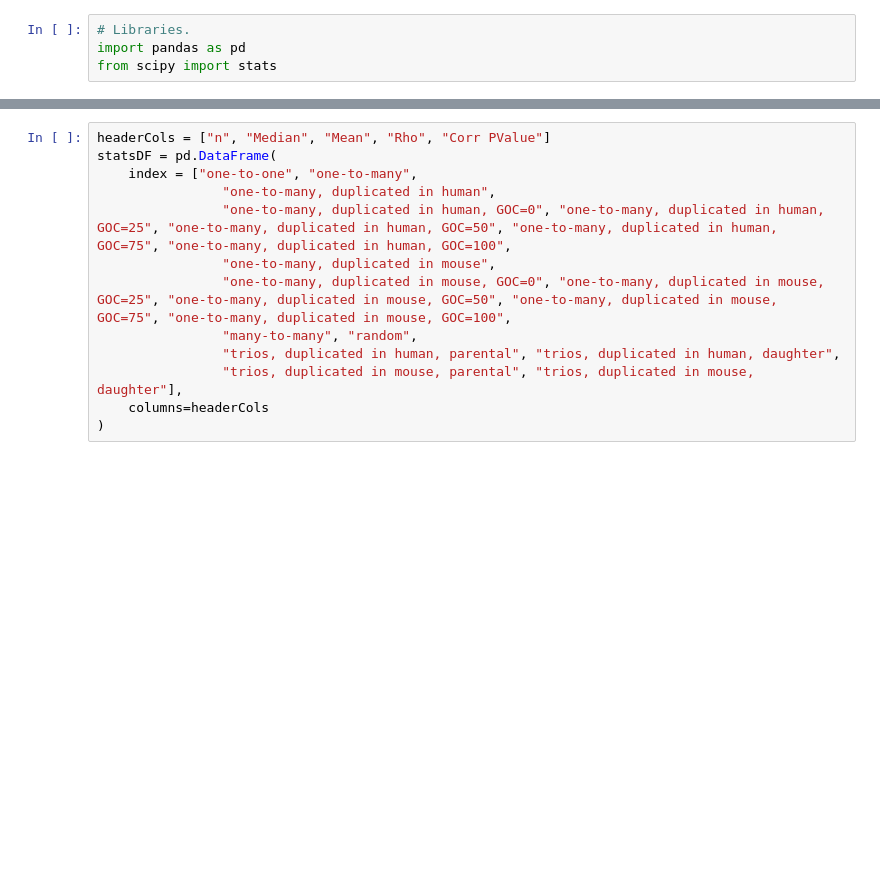
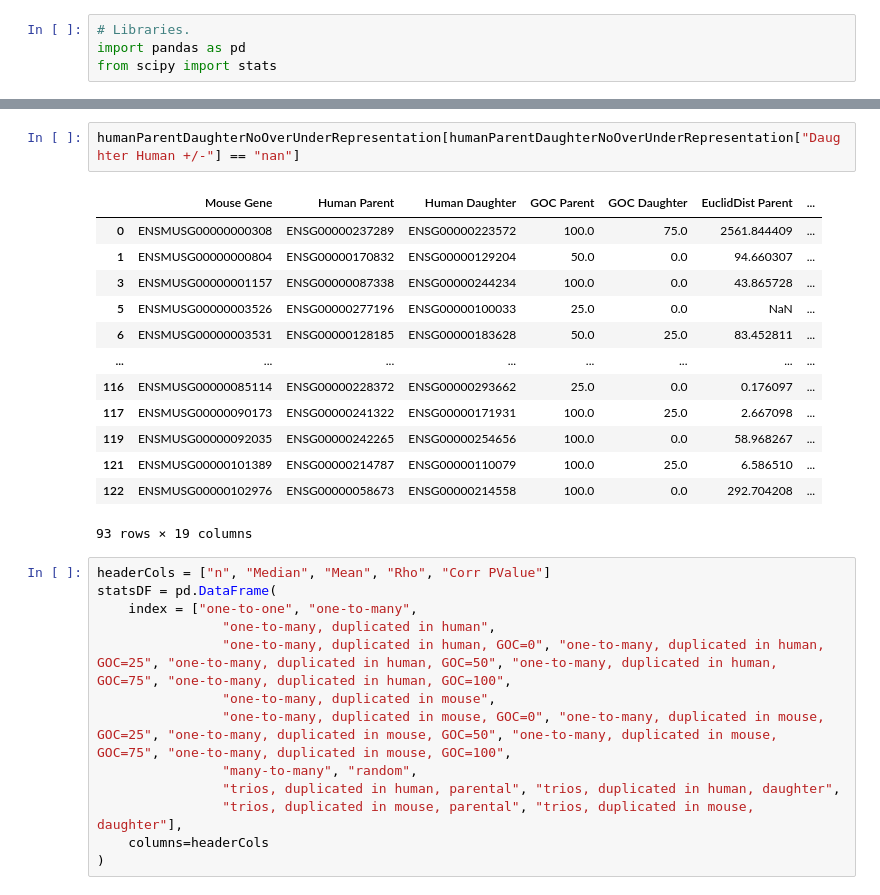
Before and after one commit to AndrewH72/Gene-Duplication, a Jupyter notebook: scripts/createStatsTable.ipynb, the cells around one changed output, grey strips where cells are left out. Drawn from its saved outputs; the diff is of its cells as text; blank space fills up the shorter version.

```diff
--- a/scripts/createStatsTable.ipynb
+++ b/scripts/createStatsTable.ipynb
@@ -53,3 +93,19 @@ display(randomGenesDF)
+# %%
+humanParentDaughterNoOverUnderRepresentation[humanParentDaughterNoOverUnderRepresentation["Daughter Human +/-"] == "nan"]
+# %% [output]
+|  | Mouse Gene | Human Parent | Human Daughter | GOC Parent | GOC Daughter | EuclidDist Parent | ... |
+| 0 | ENSMUSG00000000308 | ENSG00000237289 | ENSG00000223572 | 100.0 | 75.0 | 2561.844409 | ... |
+| 1 | ENSMUSG00000000804 | ENSG00000170832 | ENSG00000129204 | 50.0 | 0.0 | 94.660307 | ... |
+| 3 | ENSMUSG00000001157 | ENSG00000087338 | ENSG00000244234 | 100.0 | 0.0 | 43.865728 | ... |
+| 5 | ENSMUSG00000003526 | ENSG00000277196 | ENSG00000100033 | 25.0 | 0.0 | NaN | ... |
+| 6 | ENSMUSG00000003531 | ENSG00000128185 | ENSG00000183628 | 50.0 | 25.0 | 83.452811 | ... |
+| ... | ... | ... | ... | ... | ... | ... | ... |
+| 116 | ENSMUSG00000085114 | ENSG00000228372 | ENSG00000293662 | 25.0 | 0.0 | 0.176097 | ... |
+| 117 | ENSMUSG00000090173 | ENSG00000241322 | ENSG00000171931 | 100.0 | 25.0 | 2.667098 | ... |
+| 119 | ENSMUSG00000092035 | ENSG00000242265 | ENSG00000254656 | 100.0 | 0.0 | 58.968267 | ... |
+| 121 | ENSMUSG00000101389 | ENSG00000214787 | ENSG00000110079 | 100.0 | 25.0 | 6.586510 | ... |
+| 122 | ENSMUSG00000102976 | ENSG00000058673 | ENSG00000214558 | 100.0 | 0.0 | 292.704208 | ... |
+93 rows × 19 columns
 # %%
 headerCols = ["n", "Median", "Mean", "Rho", "Corr PValue"]
 statsDF = pd.DataFrame(
```
Also changed, not shown: parts of 5 cells of this notebook, 4 other files.
